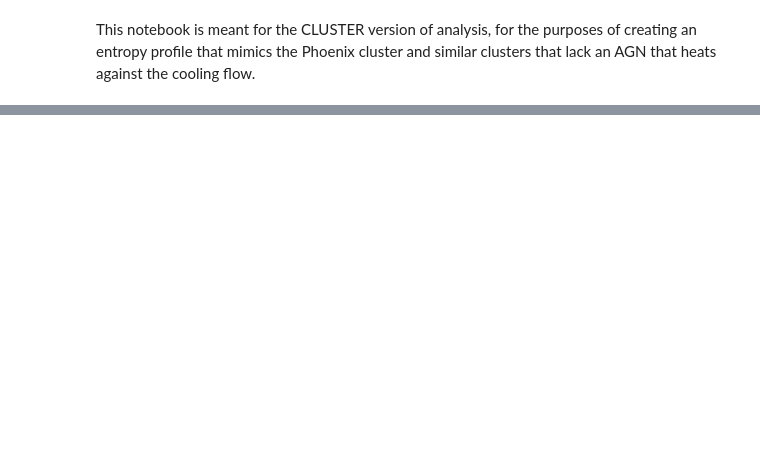
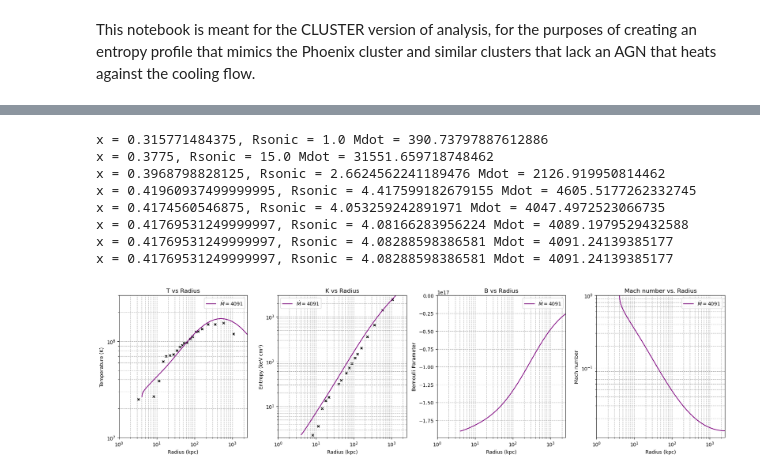
Before and after one commit to Jacob-Evans-007/Summer-2025-Hydrodynamics, a Jupyter notebook: cluster_notebook.ipynb, the cells around one changed output, grey strips where cells are left out. Drawn from its saved outputs; the diff is of its cells as text; code cells hidden in the pictures; blank space fills up the shorter version.

Commit message:
the big graph in code form

```diff
--- a/cluster_notebook.ipynb
+++ b/cluster_notebook.ipynb
@@ -480,5 +510,5 @@ plt.show()
 # %%
-Mdotrange = [2000, 2700, 3400, 4100, 4800]
+Mdotrange = [4091]
 colors     = ['purple', 'crimson', 'tomato', 'darkorange', 'goldenrod']
 labels = [rf"$\dot{{M}}={m}$" for m in Mdotrange]
 
@@ -501,33 +531,43 @@ for (Mdot, recorder), color, label in zip(results, colors, labels):
     Bern = np.array(recorder["Bern"])
     Mach = np.array(recorder["Mach"])
 
     axes[0].plot(r_kpc, T, color=color, label=label)
     axes[1].plot(r_kpc, K, color=color, label=label)
     axes[2].plot(r_kpc, Bern, color=color, label=label)
     axes[3].plot(r_kpc, Mach, color=color, label=label)
 
 # --- Format each panel ---
 for ax, ylabel, title in zip(axes, ['Temperature (K)', 'Entropy (keV cm²)', 'Bernoulli Parameter', 'Mach number'],
     ['T vs Radius', 'K vs Radius', 'B vs Radius', 'Mach number vs. Radius']):
     ax.set_xscale('log')
     ax.set_yscale('log')
     ax.set_xlabel('Radius (kpc)')
     ax.set_xlim(1, 2500)
     ax.set_ylabel(ylabel)
     ax.set_title(title)
     ax.grid(True, which='both', ls='--')
     ax.legend()
 
 axes[0].set_ylim(1e7, 3e8)
 axes[0].scatter(Tmpx, Tmpy, s=20, marker='x', color='black', label='Phoenix data')
 axes[1].scatter(x_values, y_values, s=20, marker='x', color='black', label='Phoenix data')
 axes[1].set_ylim(2, 3e3)
 axes[2].set_yscale('linear')
 axes[2].set_ylim(None, 0)
 axes[3].set_ylim(None, 1)
 
 plt.tight_layout()
 plt.show()
+# %% [output]
+x = 0.315771484375, Rsonic = 1.0 Mdot = 390.73797887612886
+x = 0.3775, Rsonic = 15.0 Mdot = 31551.659718748462
+x = 0.3968798828125, Rsonic = 2.6624562241189476 Mdot = 2126.919950814462
+x = 0.41960937499999995, Rsonic = 4.417599182679155 Mdot = 4605.5177262332745
+x = 0.4174560546875, Rsonic = 4.053259242891971 Mdot = 4047.4972523066735
+x = 0.41769531249999997, Rsonic = 4.08166283956224 Mdot = 4089.1979529432588
+x = 0.41769531249999997, Rsonic = 4.08288598386581 Mdot = 4091.24139385177
+x = 0.41769531249999997, Rsonic = 4.08288598386581 Mdot = 4091.24139385177
+[figure, added]
 # %%
 y = np.log10(np.array([3324.598, 1522.680, 1553.475, 1297.309, 725.888, 594.173, 374.898, 346.043, 214.010, 193.623, 155.348, 137.762, 127.159, 112.765,
     96.075, 85.199, 78.642, 69.739, 57.085, 51.647, 39.811, 35.304, 33.246, 30.079, 16.830, 14.925, 14.055, 12.716, 9.607, 8.185,
```
Also changed, not shown: parts of 10 cells of this notebook.
